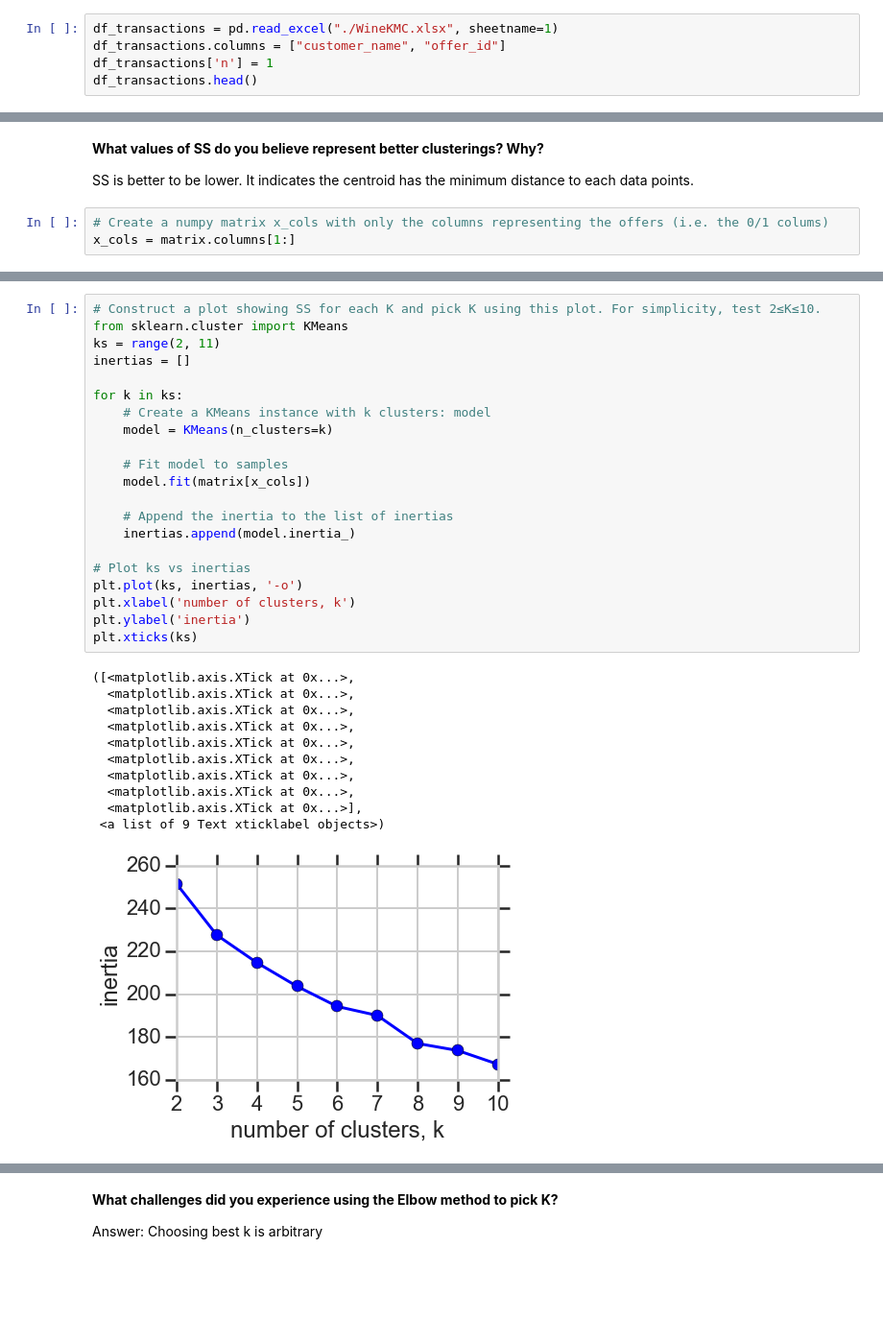
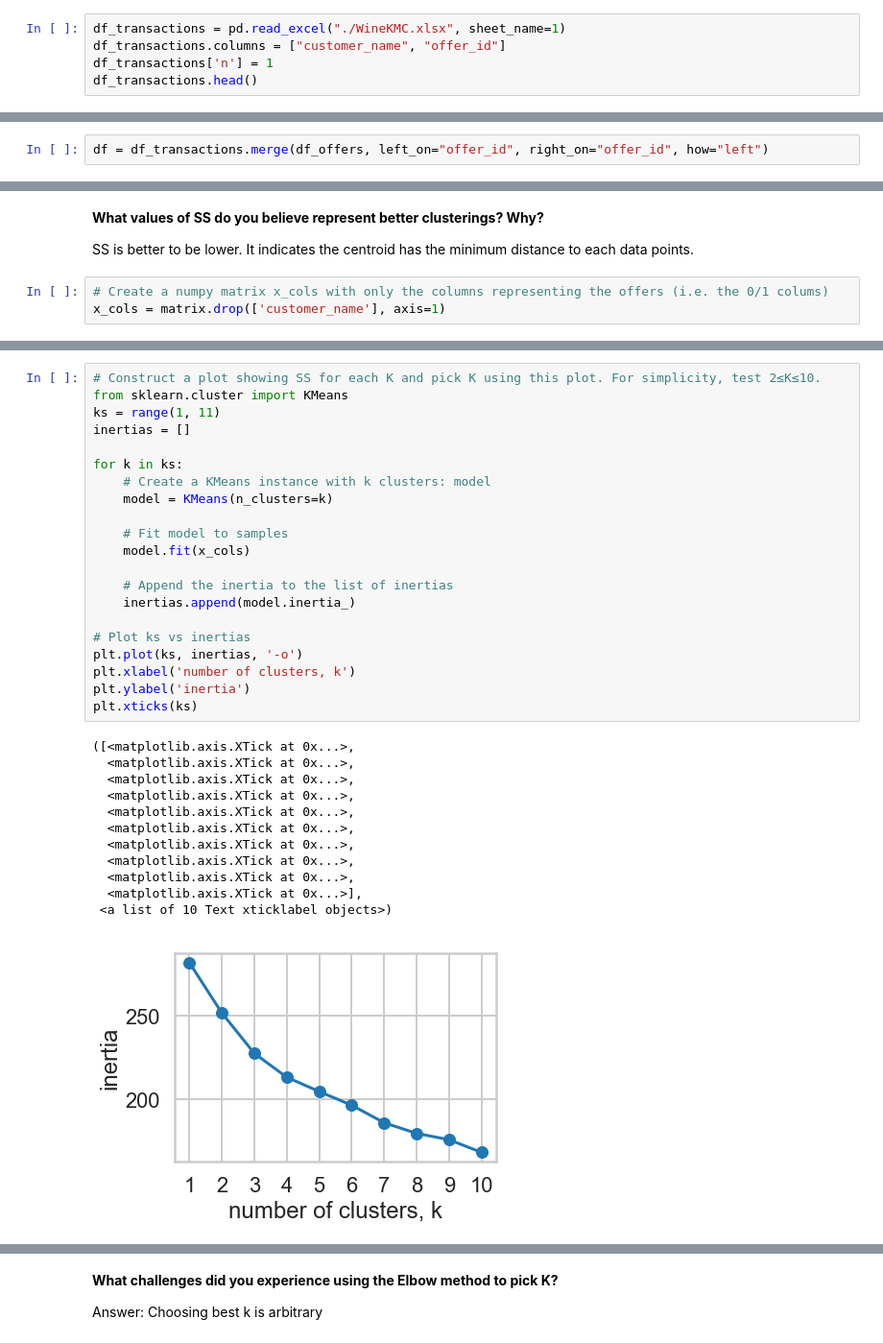
Before and after one commit to ChungHsuanKao/MachineLearning_Clustering, a Jupyter notebook: Mini_Project_Clustering.ipynb, the cells around one changed output, grey strips where cells are left out. Shown at 96% size. Saved outputs shown, nothing was run; the diff lists cells and outputs as text; blank space fills up the shorter version.

```diff
--- a/Mini_Project_Clustering.ipynb
+++ b/Mini_Project_Clustering.ipynb
@@ -30,7 +30,7 @@ df_offers.head()
 # %% [markdown]
 We see that the first dataset contains information about each offer such as the month it is in effect and several attributes about the wine that the offer refers to: the variety, minimum quantity, discount, country of origin and whether or not it is past peak. The second dataset in the second worksheet contains transactional data -- which offer each customer responded to.
 # %%
-df_transactions = pd.read_excel("./WineKMC.xlsx", sheetname=1)
+df_transactions = pd.read_excel("./WineKMC.xlsx", sheet_name=1)
 df_transactions.columns = ["customer_name", "offer_id"]
 df_transactions['n'] = 1
 df_transactions.head()
@@ -60,4 +60,6 @@ The first thing we need is a way to compare customers. To do this, we're going t
 </div>
 # %%
 #your turn
+# %%
+df = df_transactions.merge(df_offers, left_on="offer_id", right_on="offer_id", how="left")
 # %%
@@ -98,4 +100,4 @@ where $x_i$ is a point, $C_k$ represents cluster $k$ and $\mu_k$ is the centroid
 SS is better to be lower. It indicates the centroid has the minimum distance to each data points.
 # %%
 # Create a numpy matrix x_cols with only the columns representing the offers (i.e. the 0/1 colums)
-x_cols = matrix.columns[1:]
+x_cols = matrix.drop(['customer_name'], axis=1)
@@ -102,35 +125,36 @@ x_cols = matrix.columns[1:]
 # %%
 # Construct a plot showing SS for each K and pick K using this plot. For simplicity, test 2≤K≤10.
 from sklearn.cluster import KMeans
-ks = range(2, 11)
+ks = range(1, 11)
 inertias = []
 
 for k in ks:
     # Create a KMeans instance with k clusters: model
     model = KMeans(n_clusters=k)
 
     # Fit model to samples
-    model.fit(matrix[x_cols])
+    model.fit(x_cols)
 
     # Append the inertia to the list of inertias
     inertias.append(model.inertia_)
 
 # Plot ks vs inertias
 plt.plot(ks, inertias, '-o')
 plt.xlabel('number of clusters, k')
 plt.ylabel('inertia')
 plt.xticks(ks)
 # %% [output]
 ([<matplotlib.axis.XTick at 0x...>,
   <matplotlib.axis.XTick at 0x...>,
   <matplotlib.axis.XTick at 0x...>,
   <matplotlib.axis.XTick at 0x...>,
   <matplotlib.axis.XTick at 0x...>,
   <matplotlib.axis.XTick at 0x...>,
   <matplotlib.axis.XTick at 0x...>,
   <matplotlib.axis.XTick at 0x...>,
+  <matplotlib.axis.XTick at 0x...>,
   <matplotlib.axis.XTick at 0x...>],
- <a list of 9 Text xticklabel objects>)
+ <a list of 10 Text xticklabel objects>)
-[figure, old version]
+[figure, new version]
 # %%
 # Write code that applies the KMeans clustering method from scikit-learn to this matrix.
```
Also changed, not shown: parts of 12 cells of this notebook.
